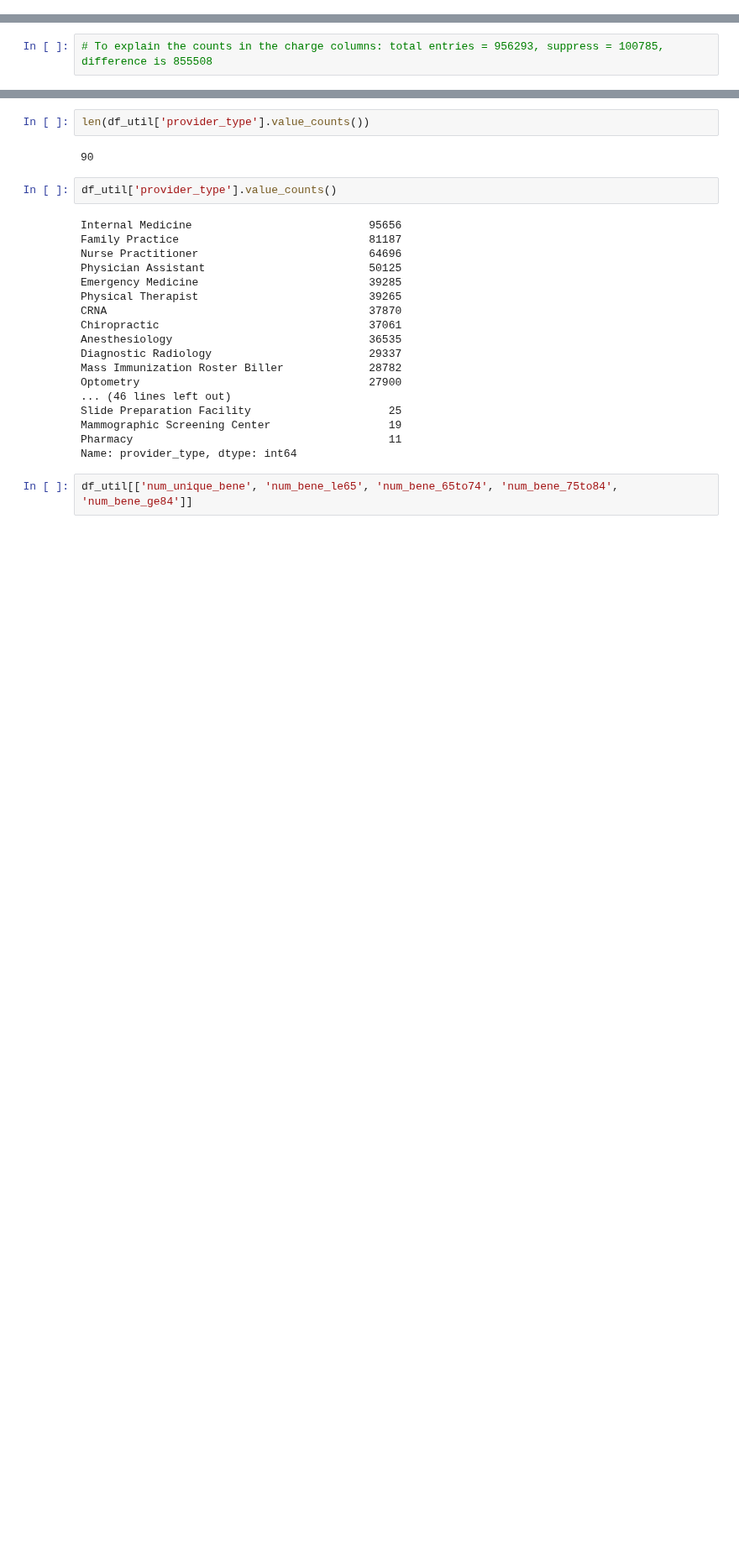
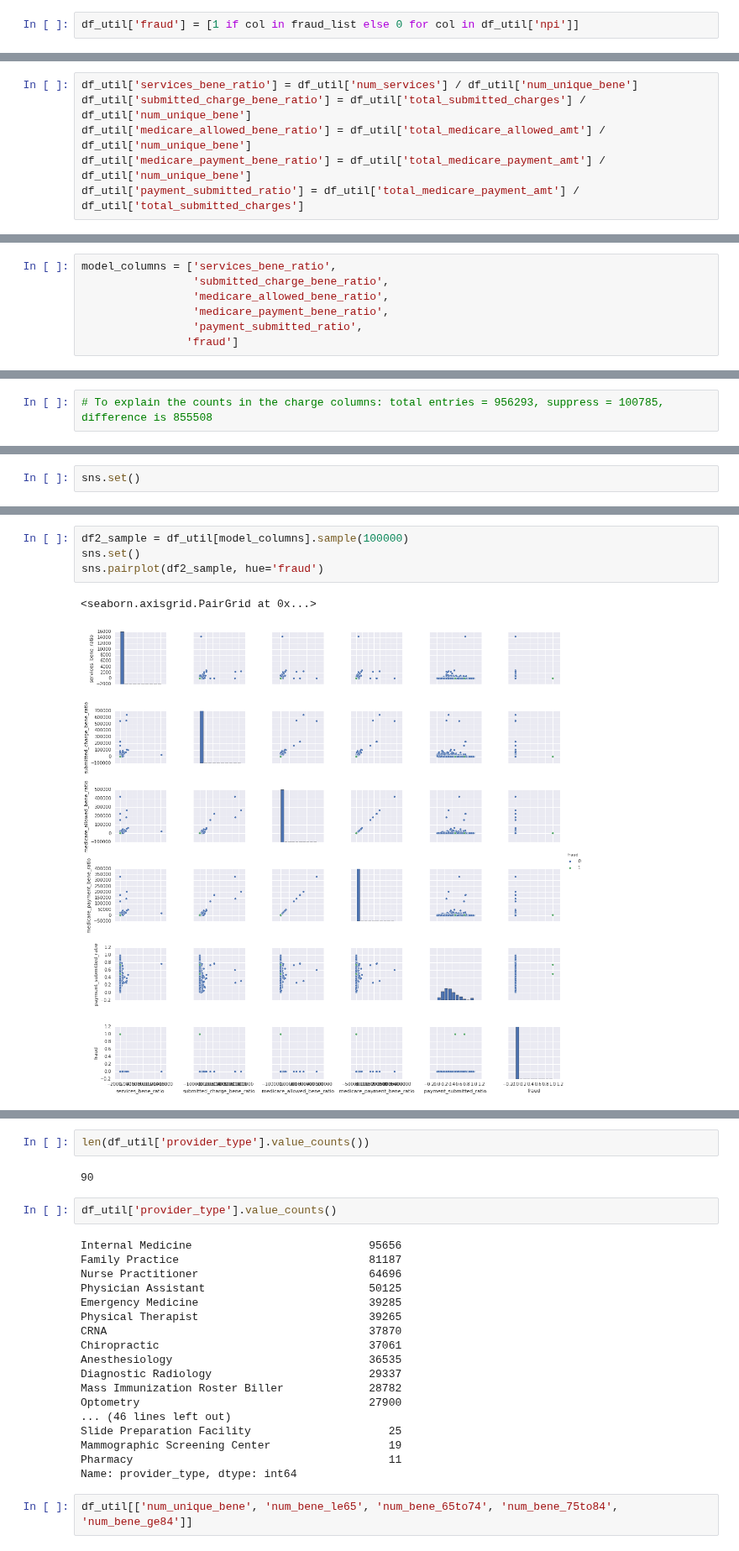
Before and after one commit to aurel1212/medicare-project, a Jupyter notebook: script/util_payments_agg_EDA.ipynb, the cells around one changed output, grey strips where cells are left out. Shown at 84% size. Drawn from its saved outputs; the diff is of its cells as text; blank space fills up the shorter version.

```diff
--- a/script/util_payments_agg_EDA.ipynb
+++ b/script/util_payments_agg_EDA.ipynb
@@ -41,0 +25,2 @@ df_util.head().T
+# %%
+df_util['fraud'] = [1 if col in fraud_list else 0 for col in df_util['npi']]
@@ -41,0 +83,6 @@ df_util.head().T
+# %%
+df_util['services_bene_ratio'] = df_util['num_services'] / df_util['num_unique_bene']
+df_util['submitted_charge_bene_ratio'] = df_util['total_submitted_charges'] / df_util['num_unique_bene']
+df_util['medicare_allowed_bene_ratio'] = df_util['total_medicare_allowed_amt'] / df_util['num_unique_bene']
+df_util['medicare_payment_bene_ratio'] = df_util['total_medicare_payment_amt'] / df_util['num_unique_bene']
+df_util['payment_submitted_ratio'] = df_util['total_medicare_payment_amt'] / df_util['total_submitted_charges']
@@ -41,0 +237,7 @@ df_util.head().T
+# %%
+model_columns = ['services_bene_ratio',
+                 'submitted_charge_bene_ratio',
+                 'medicare_allowed_bene_ratio',
+                 'medicare_payment_bene_ratio',
+                 'payment_submitted_ratio',
+                'fraud']
@@ -87,0 +325,2 @@ df_util.describe().T
+# %%
+sns.set()
@@ -87,0 +330,7 @@ df_util.describe().T
+# %%
+df2_sample = df_util[model_columns].sample(100000)
+sns.set()
+sns.pairplot(df2_sample, hue='fraud')
+# %% [output]
+<seaborn.axisgrid.PairGrid at 0x...>
+[figure, added]
```
Also changed, not shown: parts of 34 cells of this notebook, 2 other files.
